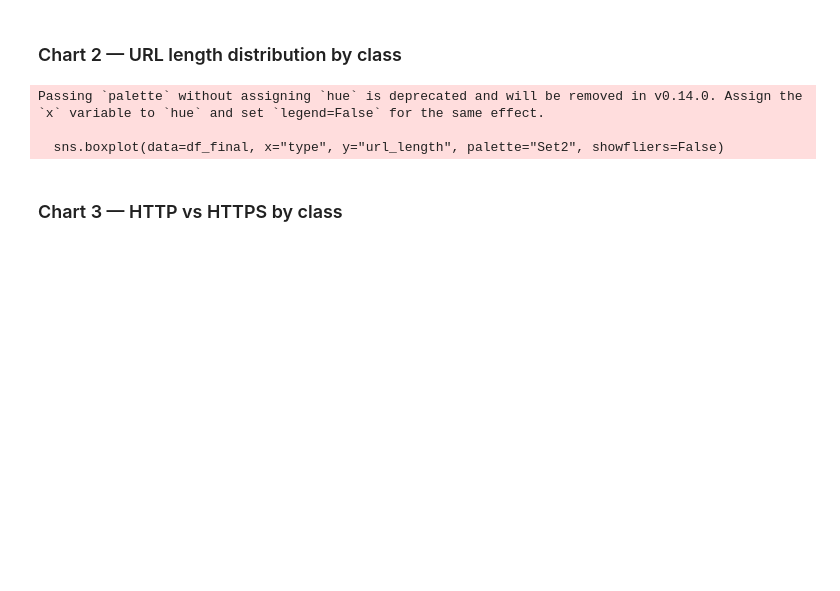
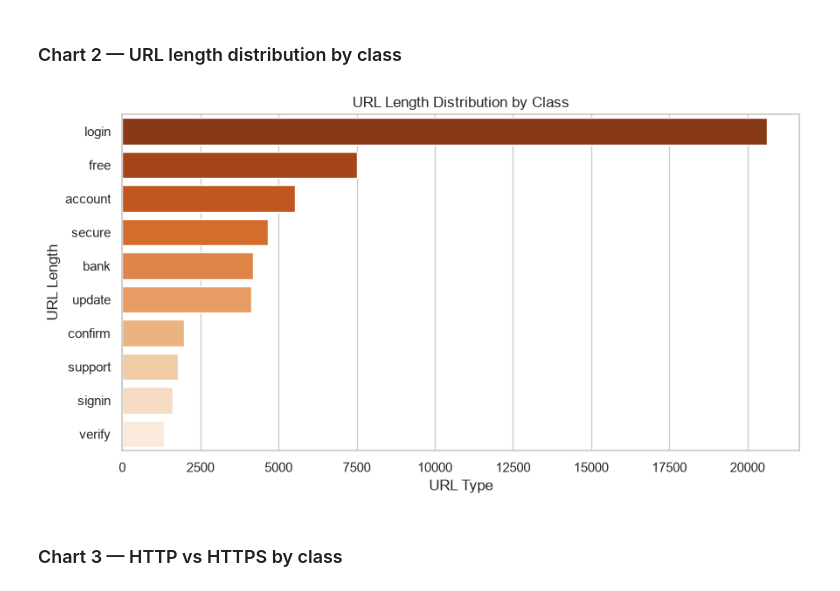
Before and after one commit to karthikchelluri2007/spam-message-analysis-malicious-urls, a Jupyter notebook: 07_Data_Visualization/07_data_visualization.ipynb, the cells around one changed output. Drawn from its saved outputs; the diff is of its cells as text; code cells hidden in the pictures; blank space fills up the shorter version.

```diff
--- a/07_Data_Visualization/07_data_visualization.ipynb
+++ b/07_Data_Visualization/07_data_visualization.ipynb
@@ -57,16 +53,14 @@ Passing `palette` without assigning `hue` is deprecated and will be removed in v
 ### Chart 2 — URL length distribution by class
 # %%
 plt.figure(figsize=(10, 5))
-sns.boxplot(data=df_final, x="type", y="url_length", palette="Set2", showfliers=False)
+sns.barplot(x=top_keywords.values, y=top_keywords.index, hue=top_keywords.index, palette="Oranges_r", legend=False)
 plt.title("URL Length Distribution by Class")
 plt.xlabel("URL Type")
 plt.ylabel("URL Length")
 plt.savefig(GRAPH_DIR / "02_url_length_by_class.png", dpi=150, bbox_inches="tight")
 plt.show()
 # %% [output]
-Passing `palette` without assigning `hue` is deprecated and will be removed in v0.14.0. Assign the `x` variable to `hue` and set `legend=False` for the same effect.
-
-  sns.boxplot(data=df_final, x="type", y="url_length", palette="Set2", showfliers=False)
+[figure, added]
 # %% [markdown]
 ### Chart 3 — HTTP vs HTTPS by class
 # %%
```
Also changed, not shown: parts of 7 cells of this notebook, 11 other files.
